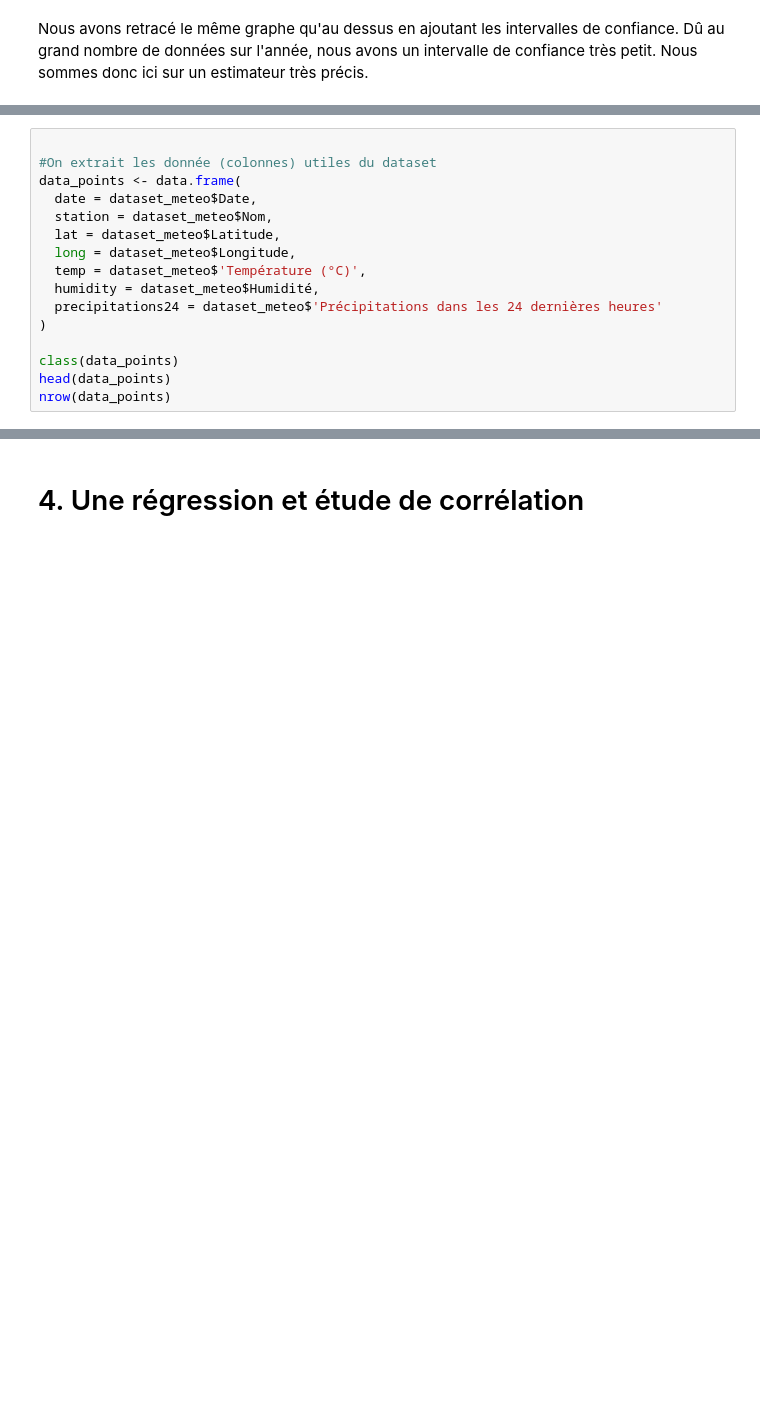
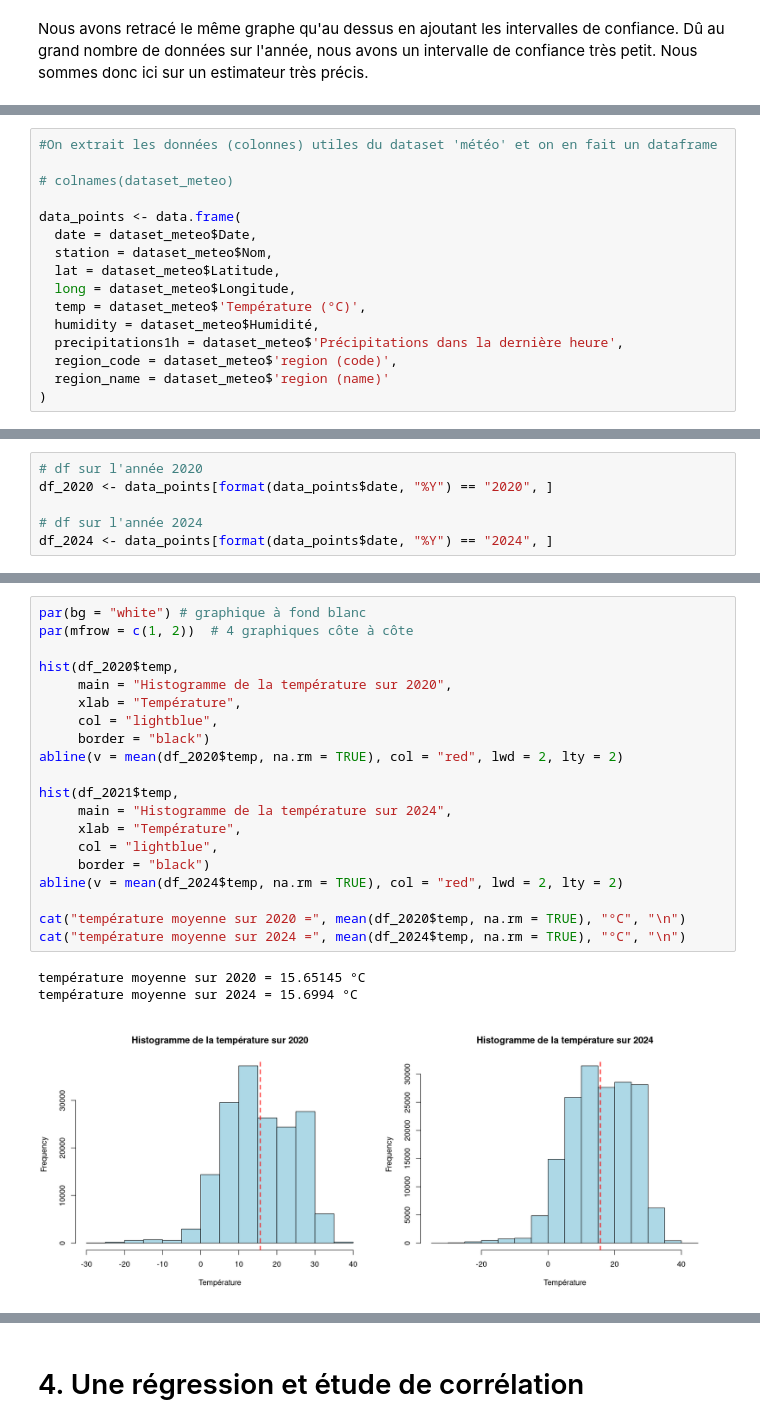
Before and after one commit to sourdevalthibault/BE-statistics-meteo, a Jupyter notebook: BE_meteo.ipynb, the cells around one changed output, grey strips where cells are left out. Saved outputs shown, nothing was run; the diff lists cells and outputs as text; blank space fills up the shorter version.

```diff
--- a/BE_meteo.ipynb
+++ b/BE_meteo.ipynb
@@ -412,6 +417,8 @@ colnames(dataset_meteo)
 # %%
+#On extrait les données (colonnes) utiles du dataset 'météo' et on en fait un dataframe
 
-#On extrait les donnée (colonnes) utiles du dataset
+# colnames(dataset_meteo)
+
 data_points <- data.frame(
   date = dataset_meteo$Date,
   station = dataset_meteo$Nom,
@@ -419,9 +426,7 @@ data_points <- data.frame(
   long = dataset_meteo$Longitude,
   temp = dataset_meteo$'Température (°C)',
   humidity = dataset_meteo$Humidité,
-  precipitations24 = dataset_meteo$'Précipitations dans les 24 dernières heures'
+  precipitations1h = dataset_meteo$'Précipitations dans la dernière heure',
+  region_code = dataset_meteo$'region (code)',
+  region_name = dataset_meteo$'region (name)'
 )
-
-class(data_points)
-head(data_points)
-nrow(data_points)
@@ -443,0 +433,6 @@ On s'intéresse aux valeurs de températures, de précipitations et humidité po
+# %%
+# df sur l'année 2020
+df_2020 <- data_points[format(data_points$date, "%Y") == "2020", ]
+
+# df sur l'année 2024
+df_2024 <- data_points[format(data_points$date, "%Y") == "2024", ]
@@ -443,0 +474,24 @@ On s'intéresse aux valeurs de températures, de précipitations et humidité po
+# %%
+par(bg = "white") # graphique à fond blanc
+par(mfrow = c(1, 2))  # 4 graphiques côte à côte
+
+hist(df_2020$temp,
+     main = "Histogramme de la température sur 2020",
+     xlab = "Température",
+     col = "lightblue",
+     border = "black")
+abline(v = mean(df_2020$temp, na.rm = TRUE), col = "red", lwd = 2, lty = 2)
+
+hist(df_2021$temp,
+     main = "Histogramme de la température sur 2024",
+     xlab = "Température",
+     col = "lightblue",
+     border = "black")
+abline(v = mean(df_2024$temp, na.rm = TRUE), col = "red", lwd = 2, lty = 2)
+
+cat("température moyenne sur 2020 =", mean(df_2020$temp, na.rm = TRUE), "°C", "\n")
+cat("température moyenne sur 2024 =", mean(df_2024$temp, na.rm = TRUE), "°C", "\n")
+# %% [output]
+température moyenne sur 2020 = 15.65145 °C
+température moyenne sur 2024 = 15.6994 °C
+[figure, added]
```
Also changed, not shown: parts of 32 cells of this notebook.
